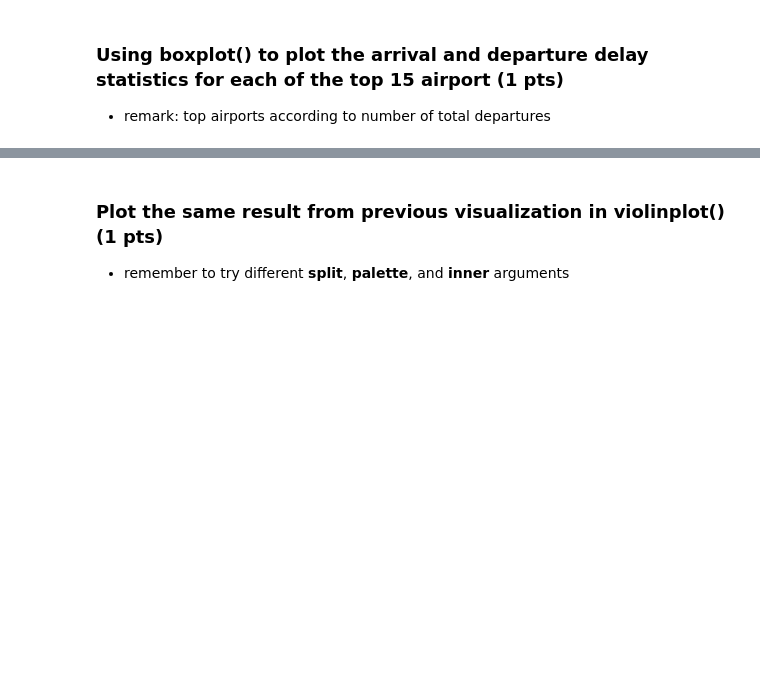
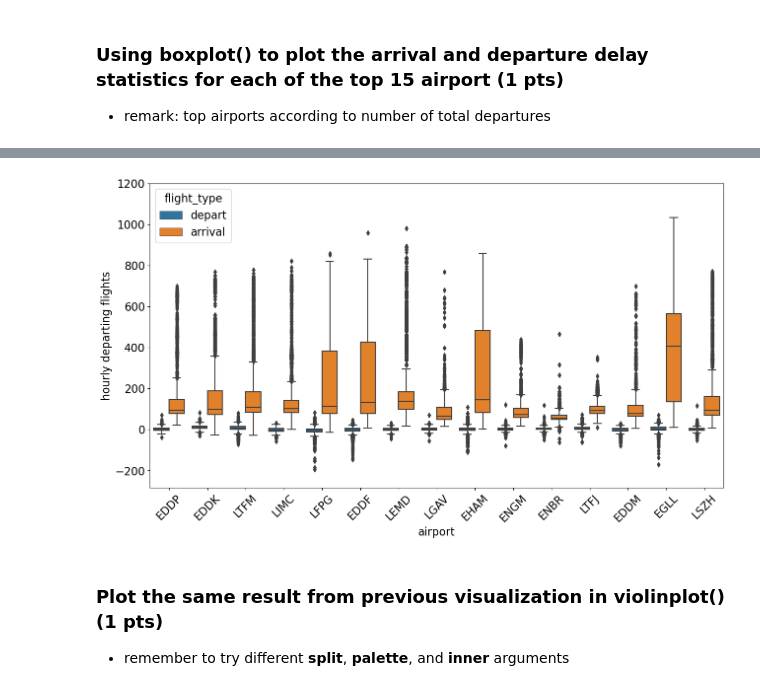
Before and after one commit to Alashmony/AI-Skills-for-Engineers-Data-Engineering-and-Data-Pipelines-UTDelftX, a Jupyter notebook: assignment_data_engineering.ipynb, the cells around one changed output, grey strips where cells are left out. Cells and saved outputs as stored; diff of their text form; code cells hidden in the pictures; blank space fills up the shorter version.

```diff
--- a/assignment_data_engineering.ipynb
+++ b/assignment_data_engineering.ipynb
@@ -358,3 +492,47 @@ import seaborn as sns
+# %%
+top_15_dep_airports = (
+    flights.groupby("origin")
+    .agg({"id": "count"})
+    .sort_values(by="id", ascending=False)
+    .head(15)
+)
+# display(top_15_airports)
+
+departure_airport = (
+    flights.merge(top_15_dep_airports, how="inner", on="origin")
+    .assign(delay=lambda d: (d.fobt - d.aobt).dt.total_seconds() / 60)
+    .assign(airport_type="origin")
+    .assign(flight_type="depart")
+    .assign(airport=lambda x: x.origin)
+)
+
+top_15_dest_airports = (
+    flights.groupby("destination")
+    .agg({"id": "count"})
+    .sort_values(by="id", ascending=False)
+    .head(15)
+)
+# display(departure_airport)
+arrival_airports = (
+    flights.merge(top_15_dest_airports, how="inner", on="destination")
+    .assign(delay=lambda d: (d.fat - d.aat).dt.total_seconds() / 60)
+    .assign(airport_type="destination")
+    .assign(flight_type="arrival")
+    .assign(airport=lambda x: x.destination)
+)
+# display(arrival_airports)
+airports = pd.concat([departure_airport, arrival_airports])
+# display(airports)
+
+fig, ax = plt.subplots(1, figsize=(15, 8))
+sns.boxplot(data=airports, x="airport", y="delay", hue="flight_type", ax=ax)
+ax.set_xlabel("airport")
+ax.set_ylabel("hourly departing flights")
+plt.xticks(rotation=45)
+ax.set_ylim(top=1200)
+plt.show()
+# %% [output]
+[figure, added]
 # %% [markdown]
 ### Plot the same result from previous visualization in violinplot() (1 pts)
 - remember to try different **split**, **palette**, and **inner** arguments
```
Also changed, not shown: parts of 22 cells of this notebook.
